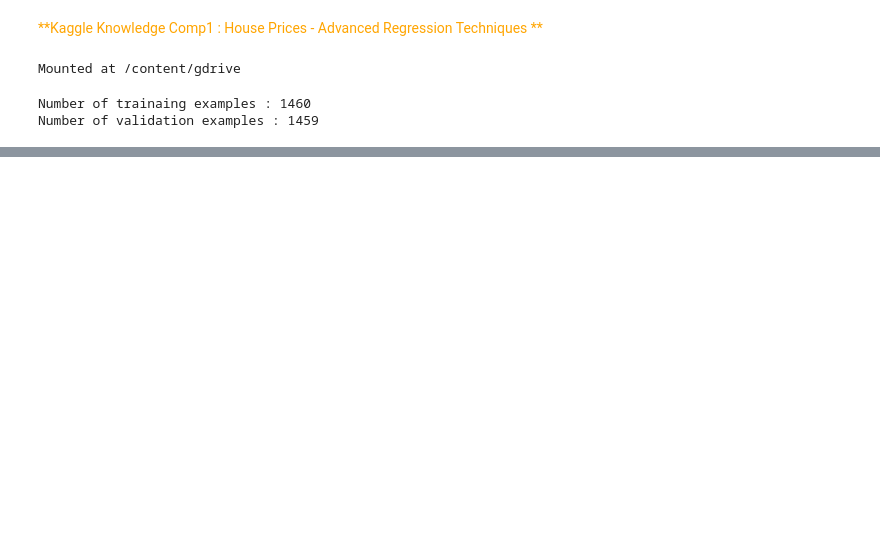
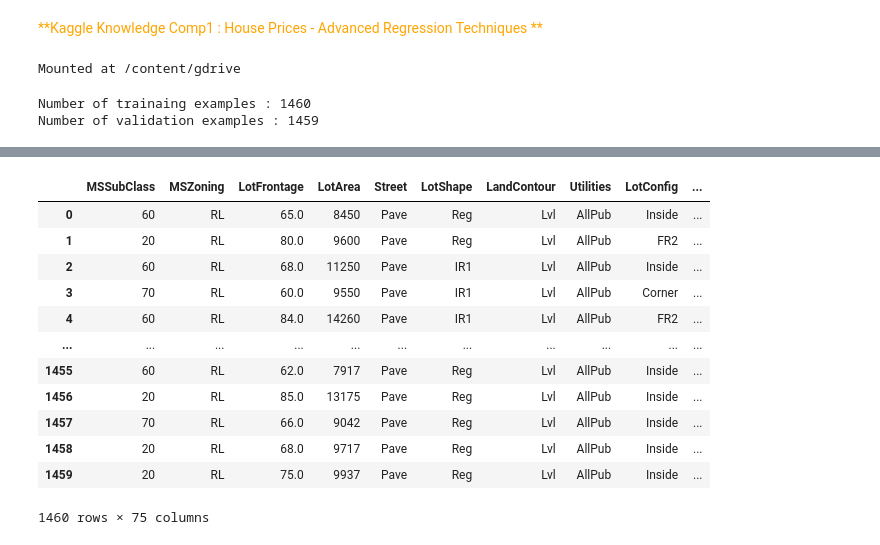
Before and after one commit to anirudh217sharma/2048, a Jupyter notebook: House_Prices_Advanced_Regression_Techniques.ipynb, the cells around one changed output, grey strips where cells are left out. Cells and saved outputs as stored; diff of their text form; code cells hidden in the pictures; blank space fills up the shorter version.

```diff
--- a/House_Prices_Advanced_Regression_Techniques.ipynb
+++ b/House_Prices_Advanced_Regression_Techniques.ipynb
@@ -47,0 +154,6 @@ Number of validation examples : 1459
+# %%
+print(train['FireplaceQu'].unique()) # It's a categorical column with almost 50 % of missing values better to drop it as well
+train = train.drop(['FireplaceQu'],axis=1)
+missing_df = missing_percentage(train)
+missing_df = missing_df[missing_df['Missing %'] > 0]
+missing_df
@@ -47,0 +221,33 @@ Number of validation examples : 1459
+# %%
+"""
+Imputation method - using median for numerical columns & mode for Categorical columns
+
+TODO-> Other methods can be tried later on to see how it affects the model performance
+
+"""
+
+def impute_missing_values(df, impute_dict):
+  """
+  Imputes missing values in a pandas dataframe using the provided dictionary.
+
+  Args:
+      df: A pandas dataframe.
+      impute_dict: A dictionary with keys as column names and values as either
+          "Categorical" or "Numerical".
+
+  Returns:
+      A pandas dataframe with imputed missing values.
+  """
+
+  for column, imputation_type in impute_dict.items():
+    if imputation_type == "Categorical":
+      df[column] = df[column].fillna(df[column].mode()[0])
+    elif imputation_type == "Numerical":
+      df[column] = df[column].fillna(df[column].median())
+    else:
+      raise ValueError(f"Invalid imputation type: {imputation_type}")
+
+  return df
+
+train_imputed = impute_missing_values(train.copy(), imputation_dict)
+train_imputed.head()
@@ -47,0 +281,7 @@ Number of validation examples : 1459
+# %%
+# Dropping the id column as that doesn't add any value
+train_imputed = train_imputed.drop(['Id'],axis=1)
+numCol = numCol[1:]
+print(numCol)
+train_imputed
+# %% [output]
@@ -47,0 +290,13 @@ Number of validation examples : 1459
+|  | MSSubClass | MSZoning | LotFrontage | LotArea | Street | LotShape | LandContour | Utilities | LotConfig | ... |
+| 0 | 60 | RL | 65.0 | 8450 | Pave | Reg | Lvl | AllPub | Inside | ... |
+| 1 | 20 | RL | 80.0 | 9600 | Pave | Reg | Lvl | AllPub | FR2 | ... |
+| 2 | 60 | RL | 68.0 | 11250 | Pave | IR1 | Lvl | AllPub | Inside | ... |
+| 3 | 70 | RL | 60.0 | 9550 | Pave | IR1 | Lvl | AllPub | Corner | ... |
+| 4 | 60 | RL | 84.0 | 14260 | Pave | IR1 | Lvl | AllPub | FR2 | ... |
+| ... | ... | ... | ... | ... | ... | ... | ... | ... | ... | ... |
+| 1455 | 60 | RL | 62.0 | 7917 | Pave | Reg | Lvl | AllPub | Inside | ... |
+| 1456 | 20 | RL | 85.0 | 13175 | Pave | Reg | Lvl | AllPub | Inside | ... |
+| 1457 | 70 | RL | 66.0 | 9042 | Pave | Reg | Lvl | AllPub | Inside | ... |
+| 1458 | 20 | RL | 68.0 | 9717 | Pave | Reg | Lvl | AllPub | Inside | ... |
+| 1459 | 20 | RL | 75.0 | 9937 | Pave | Reg | Lvl | AllPub | Inside | ... |
+1460 rows × 75 columns
```
Also changed, not shown: parts of 15 cells of this notebook.
